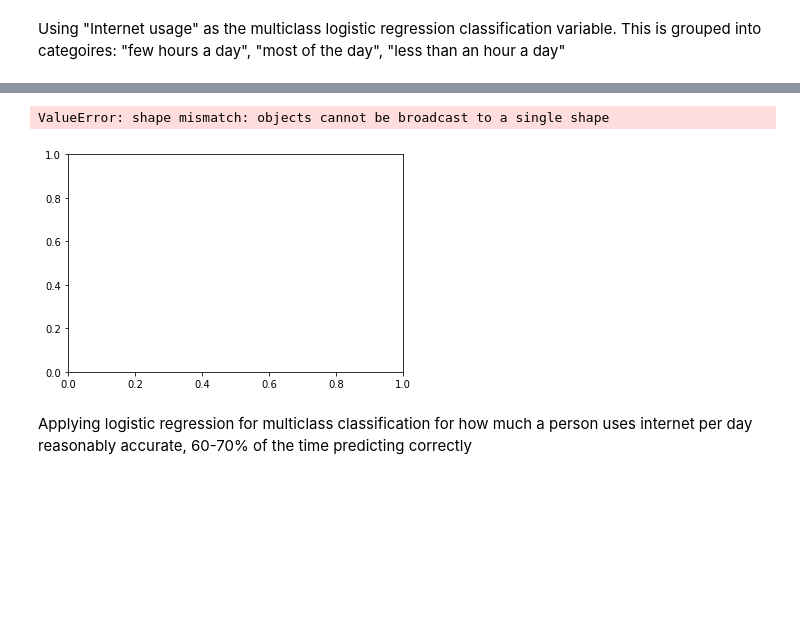
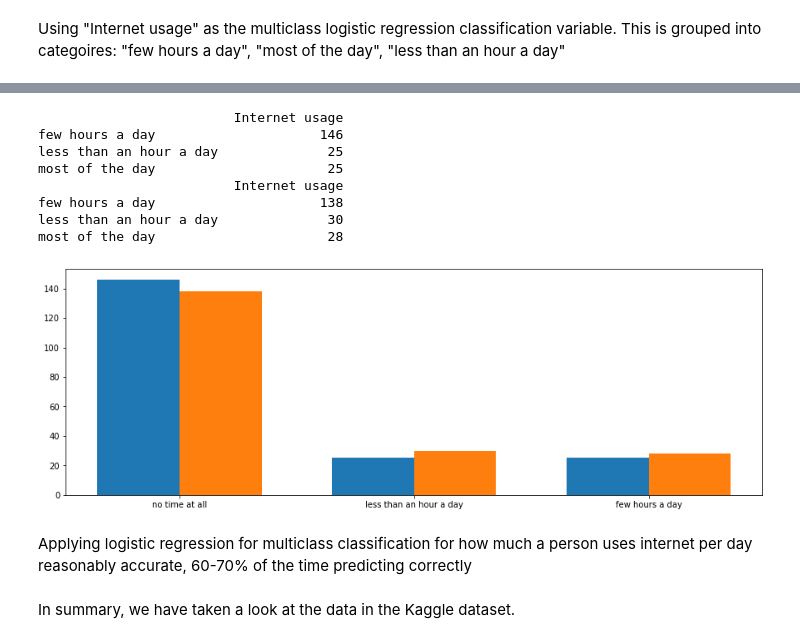
Before and after one commit to jaimindp/Kaggle, a Jupyter notebook: young-people-survey/Kaggle young people survey analysis.ipynb, the cells around one changed output, grey strips where cells are left out. Cells and saved outputs as stored; diff of their text form; code cells hidden in the pictures; blank space fills up the shorter version.

```diff
--- a/young-people-survey/Kaggle young people survey analysis.ipynb
+++ b/young-people-survey/Kaggle young people survey analysis.ipynb
@@ -614,30 +645,39 @@ no time at all               0
 dtype: int64
 # %%
 # fig, axes = plt.subplots(1, 2, figsize = (10,10)) https://matplotlib.org/3.1.1/gallery/lines_bars_and_markers/barchart.html#sphx-glr-gallery-lines-bars-and-markers-barchart-py
-fig, ax = plt.subplots()
+fig, ax = plt.subplots(figsize = (15,5))
 
 labels = ['no time at all', 'less than an hour a day', 'few hours a day', 'most of the day']
 x = np.arange(len(labels)-1)
 width = 0.35
 
 # y_score_vals = y_score_df.value_counts().to_frame()
 y_score_vals = y_score_all.to_frame()
 y_score_vals.columns = ["Internet usage"]
 y_test_vals = y_test.value_counts().to_frame()
 
 # prediction = ax.bar(y_score_vals.index, y_score_vals["Internet usage"], width, label = "Prediction")
 prediction = ax.bar(x - 0.5 *width, y_score_vals["Internet usage"], width, label = "Prediction", align = "center")
 test = ax.bar(x + 0.5* width, y_test_vals["Internet usage"], width, label = "Test", align = "center")
 
 ax.set_xticks(x)
 ax.set_xticklabels(labels[:3])
 
 print(y_score_vals)
 print(y_test_vals)
 
 plt.show()
 # %% [output]
-ValueError: shape mismatch: objects cannot be broadcast to a single shape
+                         Internet usage
+few hours a day                     146
+less than an hour a day              25
+most of the day                      25
+                         Internet usage
+few hours a day                     138
+less than an hour a day              30
+most of the day                      28
-[figure, old version]
+[figure, new version]
 # %% [markdown]
 Applying logistic regression for multiclass classification for how much a person uses internet per day reasonably accurate, 60-70% of the time predicting correctly
+# %% [markdown]
+In summary, we have taken a look at the data in the Kaggle dataset.
```
Also changed, not shown: parts of 27 cells of this notebook, 2 other files.
